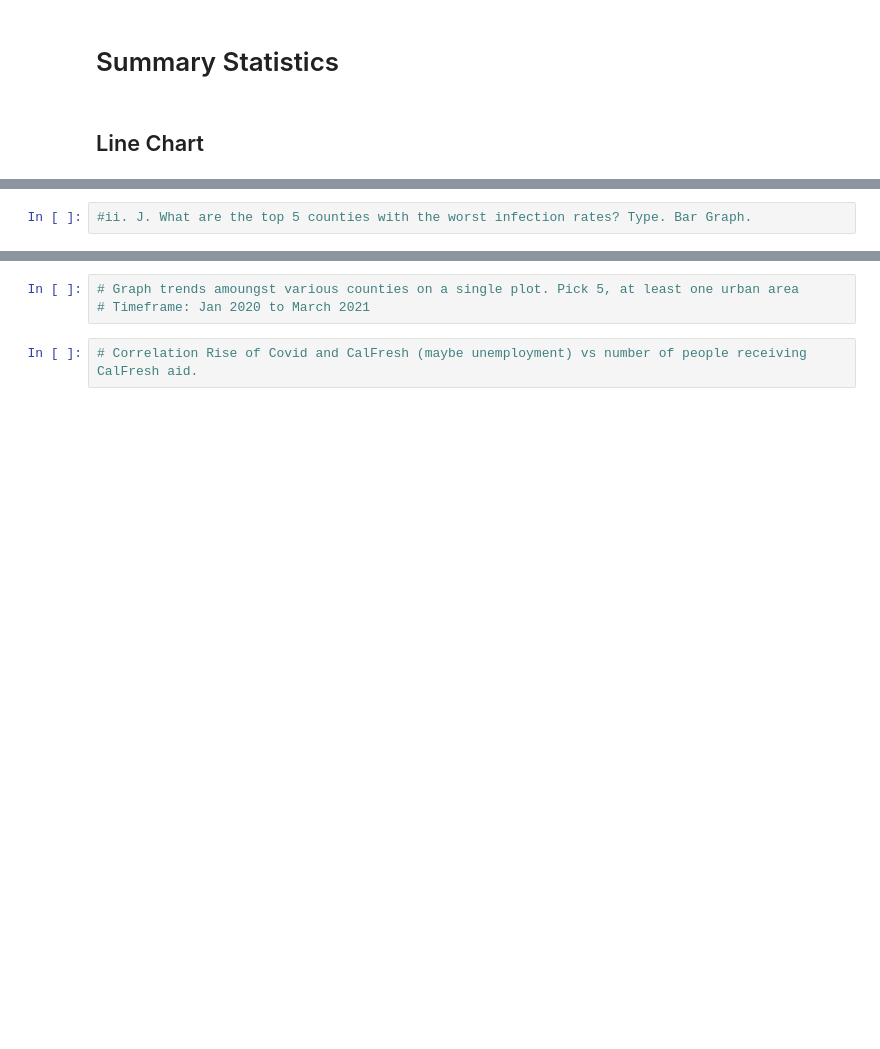
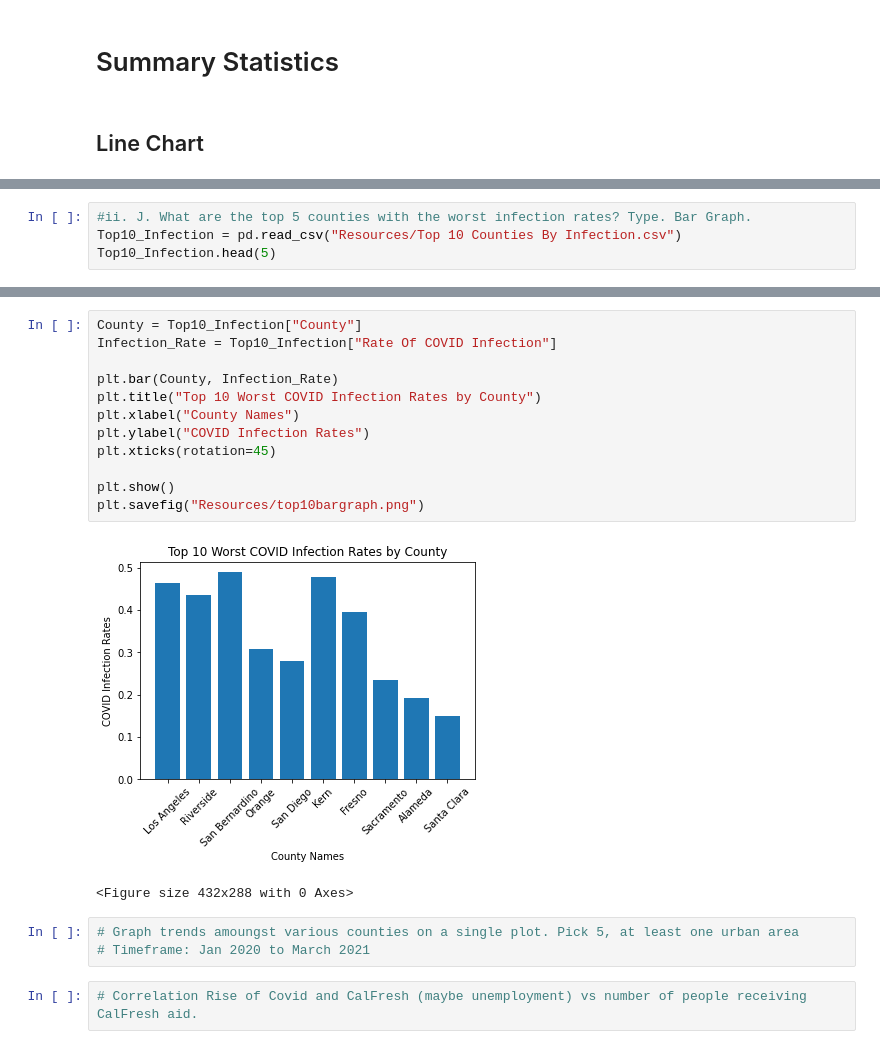
Before and after one commit to speedracer05/Covid_CalFresh, a Jupyter notebook: Covid_CalFresh.ipynb, the cells around one changed output, grey strips where cells are left out. Cells and saved outputs as stored; diff of their text form; blank space fills up the shorter version.

```diff
--- a/Covid_CalFresh.ipynb
+++ b/Covid_CalFresh.ipynb
@@ -394,2 +372,4 @@ plt.show
 # %%
 #ii. J. What are the top 5 counties with the worst infection rates? Type. Bar Graph.
+Top10_Infection = pd.read_csv("Resources/Top 10 Counties By Infection.csv")
+Top10_Infection.head(5)
@@ -396,3 +383,18 @@ plt.show
+# %%
+County = Top10_Infection["County"]
+Infection_Rate = Top10_Infection["Rate Of COVID Infection"]
+
+plt.bar(County, Infection_Rate)
+plt.title("Top 10 Worst COVID Infection Rates by County")
+plt.xlabel("County Names")
+plt.ylabel("COVID Infection Rates")
+plt.xticks(rotation=45)
+
+plt.show()
+plt.savefig("Resources/top10bargraph.png")
+# %% [output]
+[figure, added]
+<Figure size 432x288 with 0 Axes>
 # %%
 # Graph trends amoungst various counties on a single plot. Pick 5, at least one urban area
 # Timeframe: Jan 2020 to March 2021
```
Also changed, not shown: parts of 7 cells of this notebook, 4 other files.
